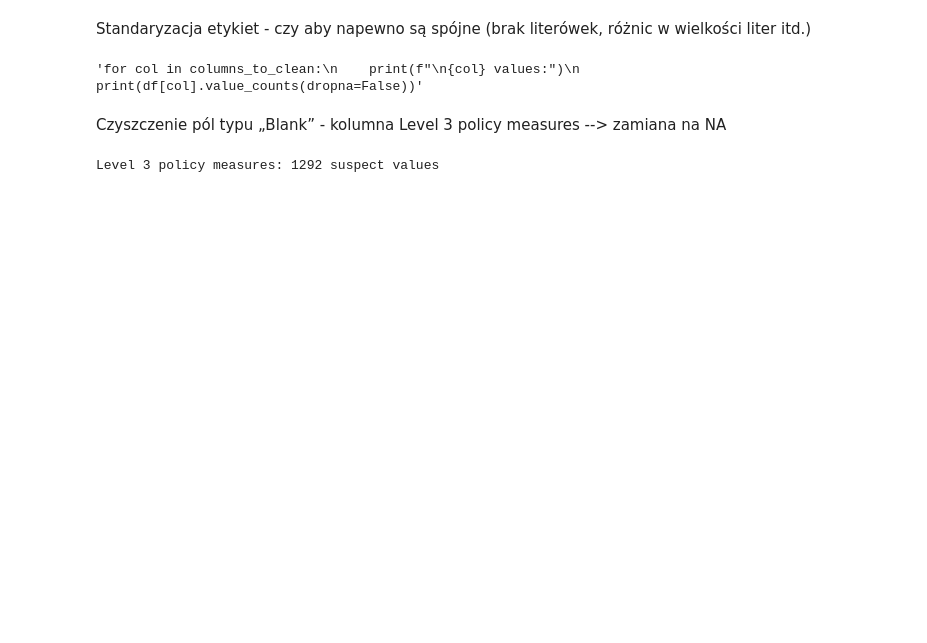
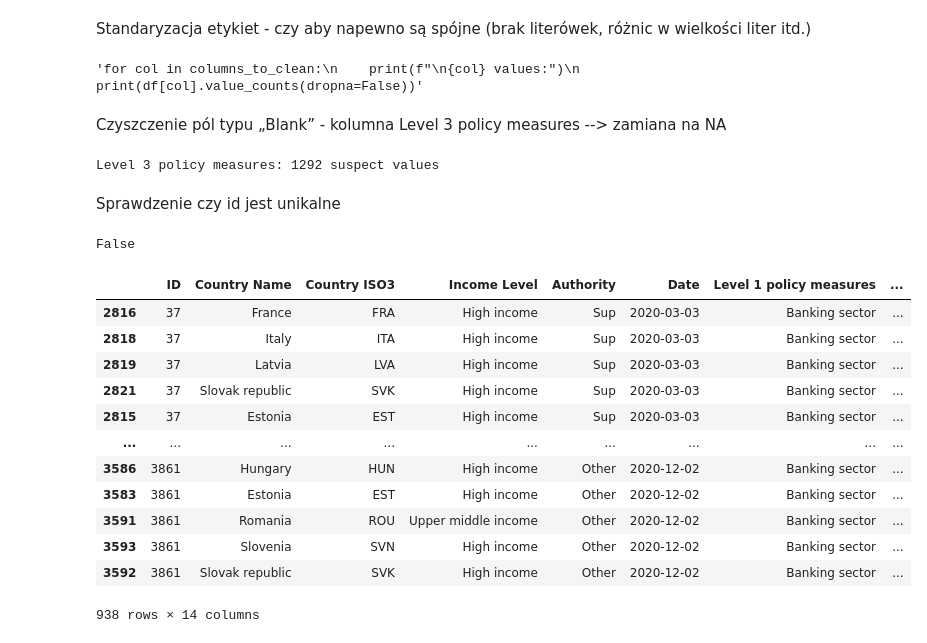
Before and after one commit to zacky111/Advanced_databases, a Jupyter notebook: data_changes.ipynb, the cells around one changed output. Saved outputs shown, nothing was run; the diff lists cells and outputs as text; code cells hidden in the pictures; blank space fills up the shorter version.

```diff
--- a/data_changes.ipynb
+++ b/data_changes.ipynb
@@ -130,3 +129,26 @@ df['Level 3 policy measures'] = df['Level 3 policy measures'].replace(
 )
 # %% [output]
 Level 3 policy measures: 1292 suspect values
+# %% [markdown]
+Sprawdzenie czy id jest unikalne
+# %%
+df['ID'].is_unique  # Powinno zwrócić: True
+# %% [output]
+False
+# %%
+dupes = df[df['ID'].duplicated(keep=False)]
+dupes.sort_values('ID')
+# %% [output]
+|  | ID | Country Name | Country ISO3 | Income Level | Authority | Date | Level 1 policy measures | ... |
+| 2816 | 37 | France | FRA | High income | Sup | 2020-03-03 | Banking sector | ... |
+| 2818 | 37 | Italy | ITA | High income | Sup | 2020-03-03 | Banking sector | ... |
+| 2819 | 37 | Latvia | LVA | High income | Sup | 2020-03-03 | Banking sector | ... |
+| 2821 | 37 | Slovak republic | SVK | High income | Sup | 2020-03-03 | Banking sector | ... |
+| 2815 | 37 | Estonia | EST | High income | Sup | 2020-03-03 | Banking sector | ... |
+| ... | ... | ... | ... | ... | ... | ... | ... | ... |
+| 3586 | 3861 | Hungary | HUN | High income | Other | 2020-12-02 | Banking sector | ... |
+| 3583 | 3861 | Estonia | EST | High income | Other | 2020-12-02 | Banking sector | ... |
+| 3591 | 3861 | Romania | ROU | Upper middle income | Other | 2020-12-02 | Banking sector | ... |
+| 3593 | 3861 | Slovenia | SVN | High income | Other | 2020-12-02 | Banking sector | ... |
+| 3592 | 3861 | Slovak republic | SVK | High income | Other | 2020-12-02 | Banking sector | ... |
+938 rows × 14 columns
```
Also changed, not shown: parts of 10 cells of this notebook, 1 other file.
